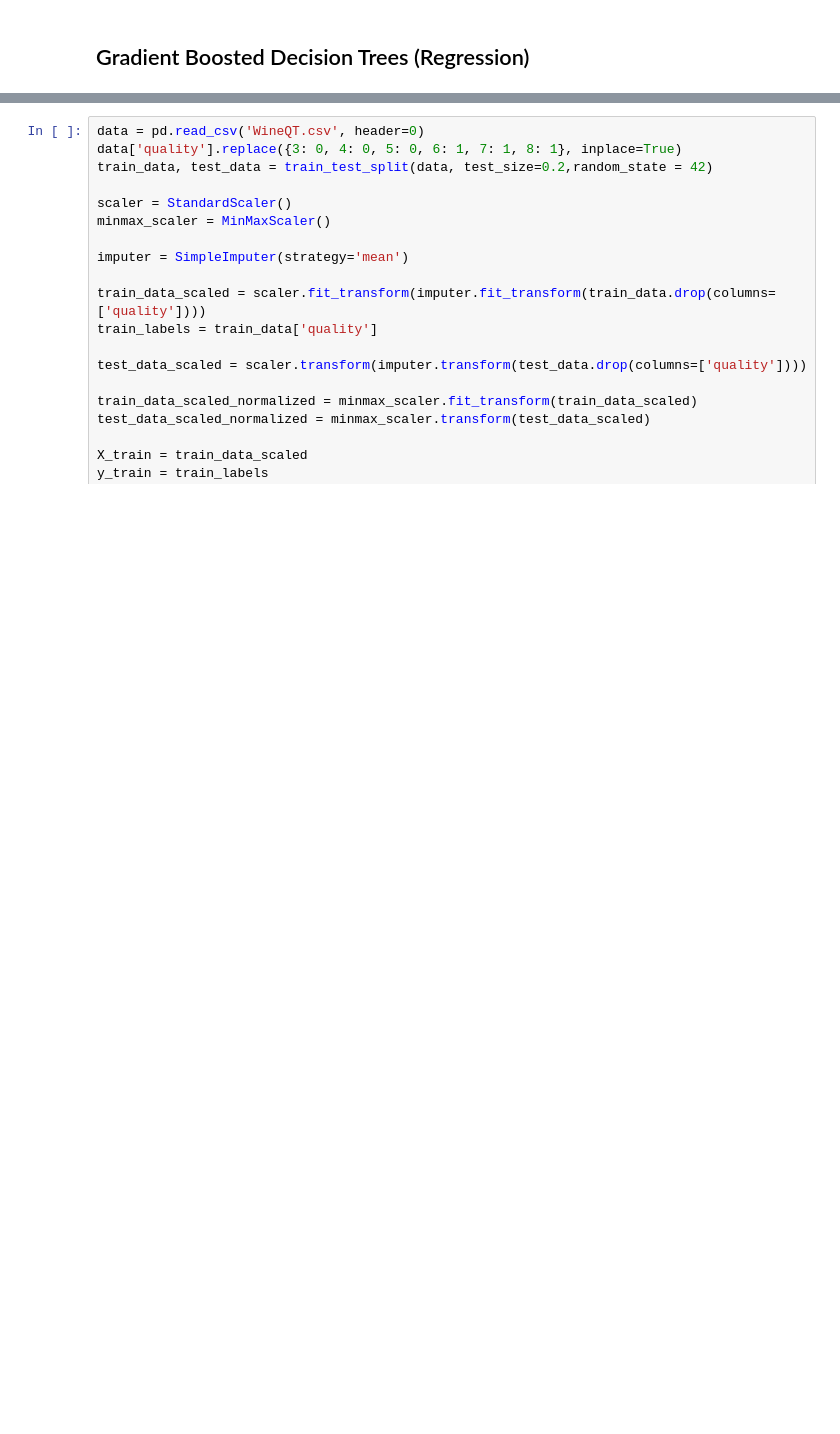
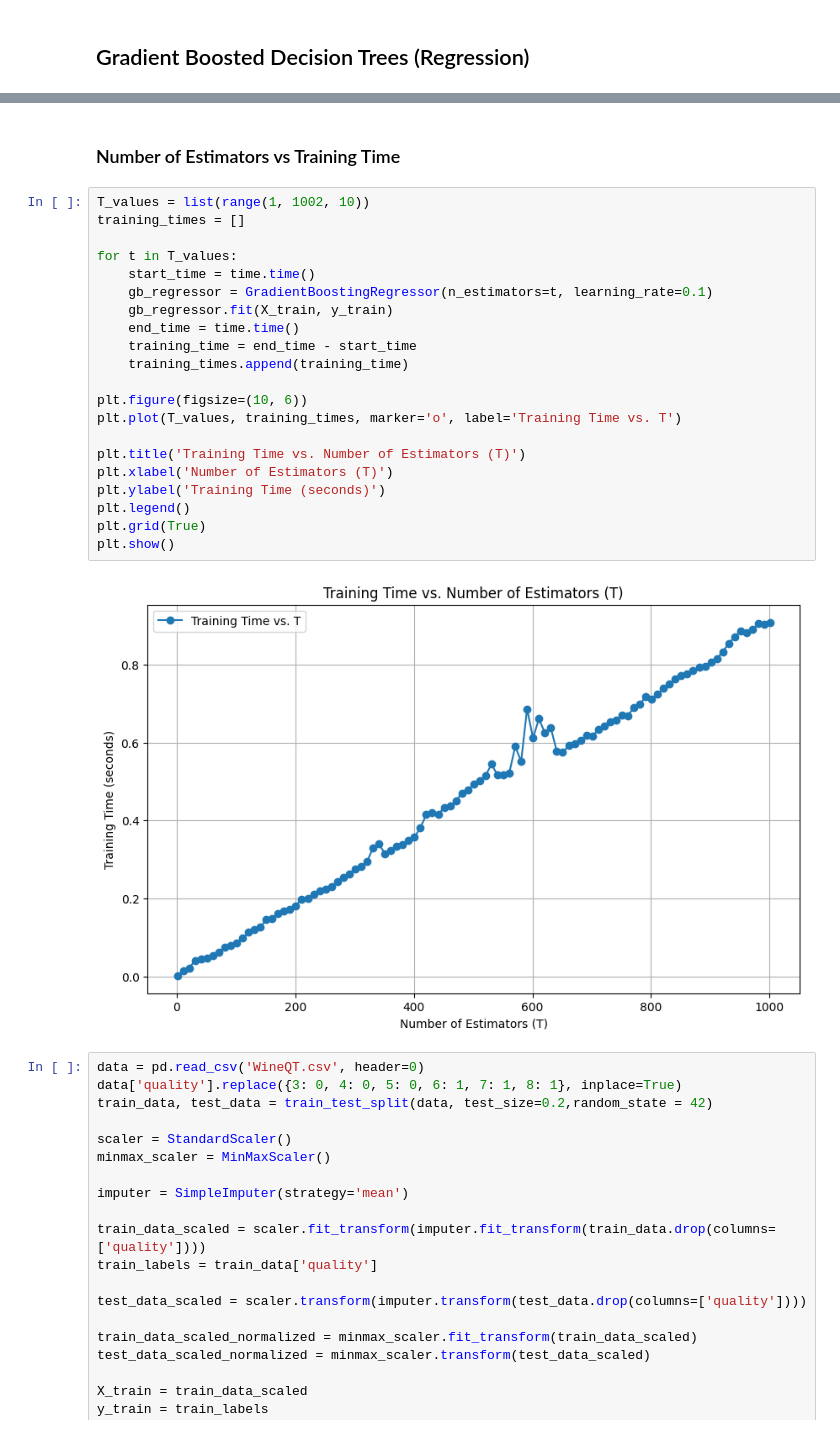
Before and after one commit to losettimourya/SMAI-Assignment4, a Jupyter notebook: 4.ipynb, the cells around one changed output, grey strips where cells are left out. Saved outputs shown, nothing was run; the diff lists cells and outputs as text; blank space fills up the shorter version.

```diff
--- a/4.ipynb
+++ b/4.ipynb
@@ -664,3 +779,28 @@ print(mean_squared_error(y_test, y_pred))
+# %% [markdown]
+### Number of Estimators vs Training Time
+# %%
+T_values = list(range(1, 1002, 10))
+training_times = []
+
+for t in T_values:
+    start_time = time.time()
+    gb_regressor = GradientBoostingRegressor(n_estimators=t, learning_rate=0.1)
+    gb_regressor.fit(X_train, y_train)
+    end_time = time.time()
+    training_time = end_time - start_time
+    training_times.append(training_time)
+
+plt.figure(figsize=(10, 6))
+plt.plot(T_values, training_times, marker='o', label='Training Time vs. T')
+
+plt.title('Training Time vs. Number of Estimators (T)')
+plt.xlabel('Number of Estimators (T)')
+plt.ylabel('Training Time (seconds)')
+plt.legend()
+plt.grid(True)
+plt.show()
+# %% [output]
+[figure, added]
 # %%
 data = pd.read_csv('WineQT.csv', header=0)
 data['quality'].replace({3: 0, 4: 0, 5: 0, 6: 1, 7: 1, 8: 1}, inplace=True)
```
Also changed, not shown: parts of 21 cells of this notebook, 1 other file.
